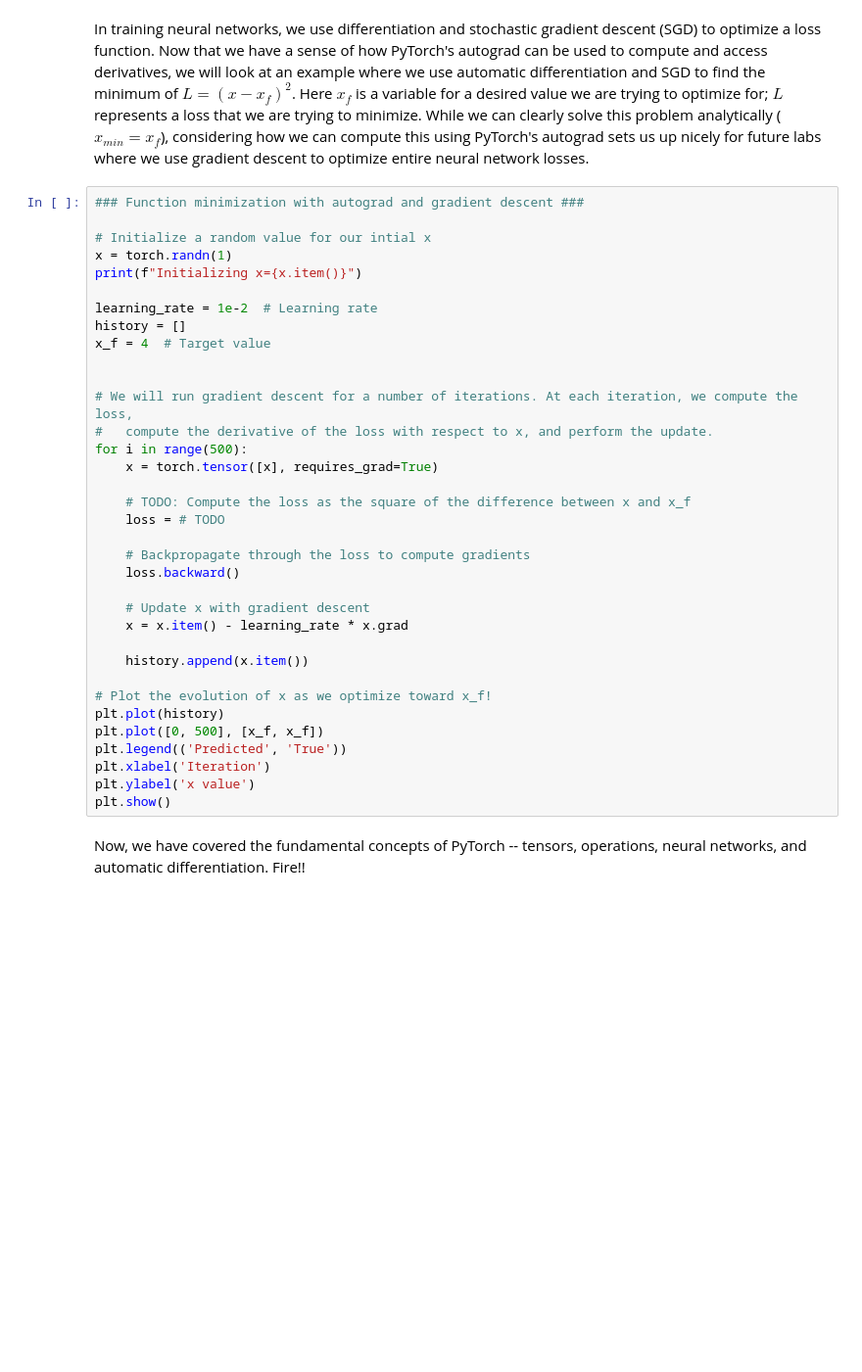
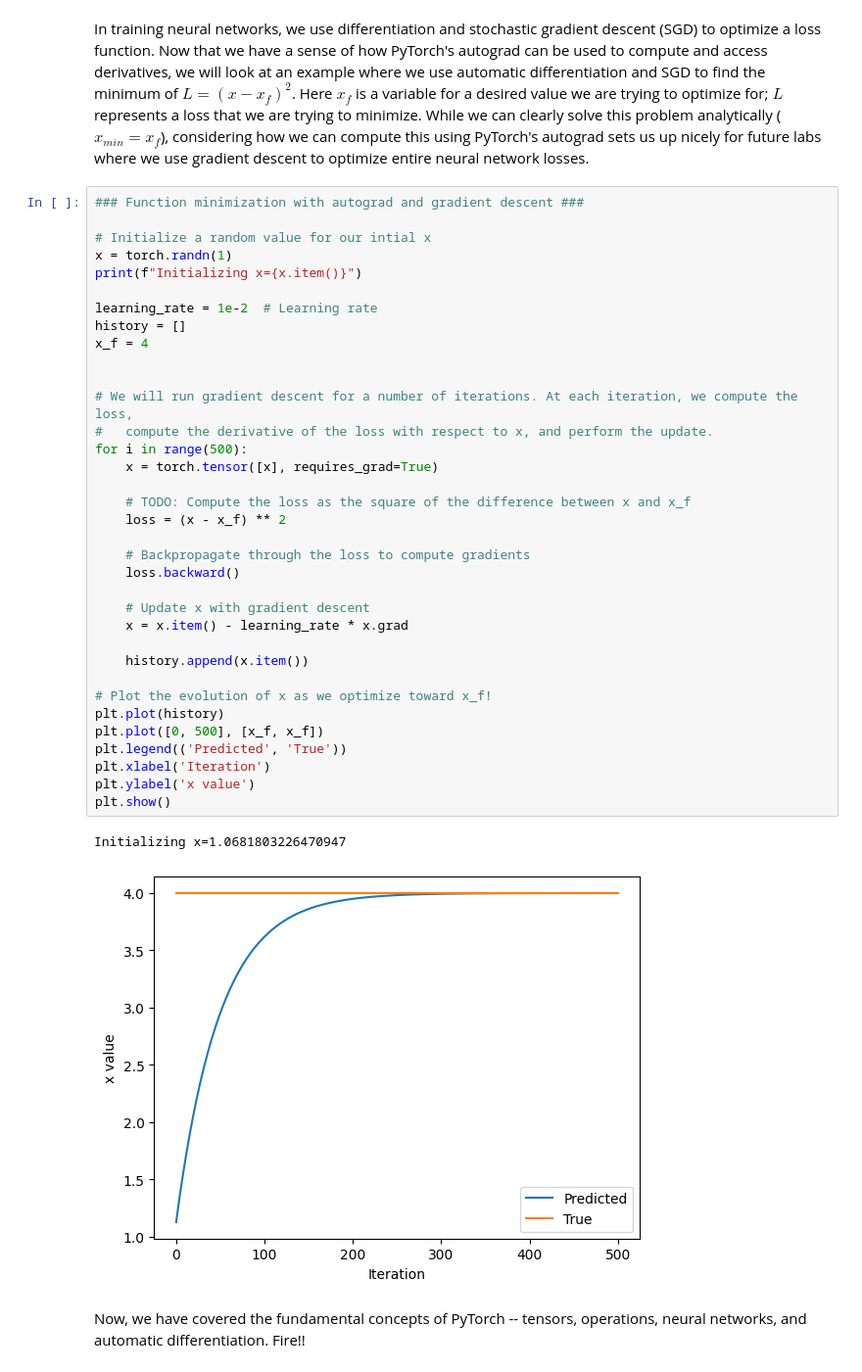
Before and after one commit to Graytann/KhaiNguyen.github.io, a Jupyter notebook: lab1/PT_Part1_Intro.ipynb, the cells around one changed output. Shown at 98% size. Drawn from its saved outputs; the diff is of its cells as text; blank space fills up the shorter version.

```diff
--- a/lab1/PT_Part1_Intro.ipynb
+++ b/lab1/PT_Part1_Intro.ipynb
@@ -310,34 +316,37 @@ In training neural networks, we use differentiation and stochastic gradient desc
 # Initialize a random value for our intial x
 x = torch.randn(1)
 print(f"Initializing x={x.item()}")
 
 learning_rate = 1e-2  # Learning rate
 history = []
-x_f = 4  # Target value
+x_f = 4
 
 
 # We will run gradient descent for a number of iterations. At each iteration, we compute the loss,
 #   compute the derivative of the loss with respect to x, and perform the update.
 for i in range(500):
     x = torch.tensor([x], requires_grad=True)
 
     # TODO: Compute the loss as the square of the difference between x and x_f
-    loss = # TODO
+    loss = (x - x_f) ** 2
 
     # Backpropagate through the loss to compute gradients
     loss.backward()
 
     # Update x with gradient descent
     x = x.item() - learning_rate * x.grad
 
     history.append(x.item())
 
 # Plot the evolution of x as we optimize toward x_f!
 plt.plot(history)
 plt.plot([0, 500], [x_f, x_f])
 plt.legend(('Predicted', 'True'))
 plt.xlabel('Iteration')
 plt.ylabel('x value')
 plt.show()
+# %% [output]
+Initializing x=1.0681803226470947
+[figure, added]
 # %% [markdown]
 Now, we have covered the fundamental concepts of PyTorch -- tensors, operations, neural networks, and automatic differentiation. Fire!!
```
Also changed, not shown: parts of 3 cells of this notebook.
